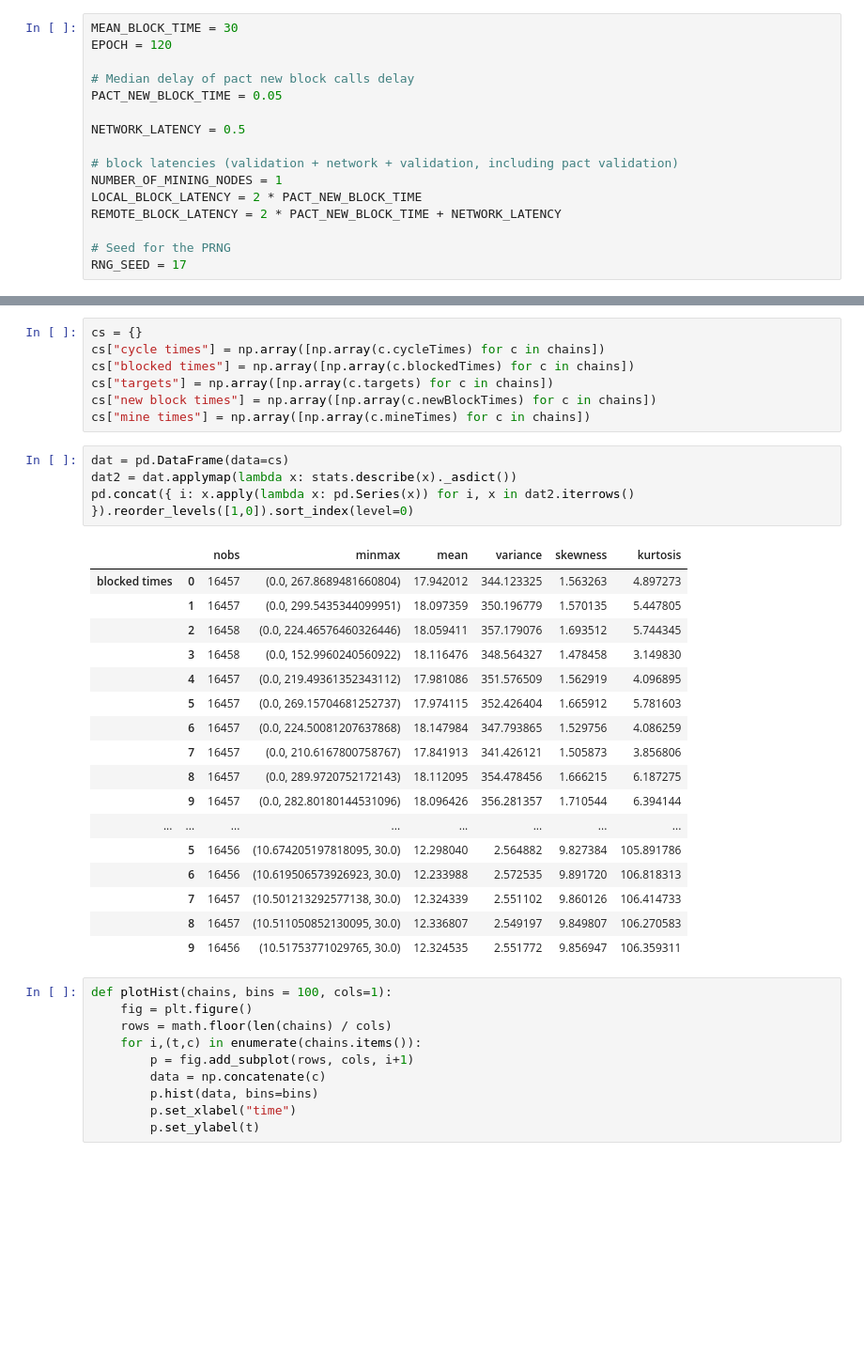
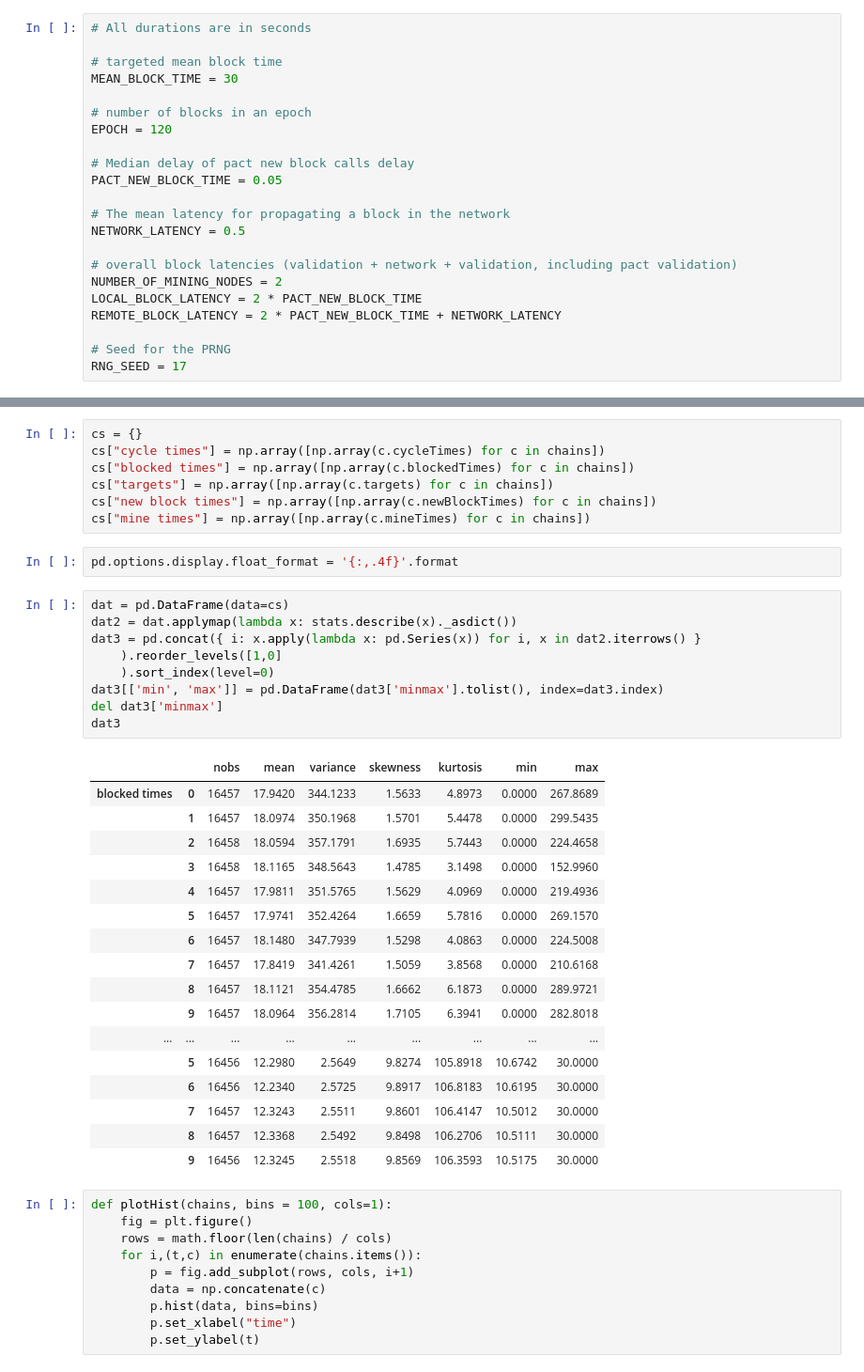
Before and after one commit to larskuhtz/ChainwebSimulations, a Jupyter notebook: DifficultyAdjustment.ipynb, the cells around one changed output, grey strips where cells are left out. Shown at 94% size. Saved outputs shown, nothing was run; the diff lists cells and outputs as text; blank space fills up the shorter version.

```diff
--- a/DifficultyAdjustment.ipynb
+++ b/DifficultyAdjustment.ipynb
@@ -22,16 +22,22 @@ Using matplotlib backend: MacOSX
 # %% [markdown]
 # Configuration
 # %%
+# All durations are in seconds
+
+# targeted mean block time
 MEAN_BLOCK_TIME = 30
+
+# number of blocks in an epoch
 EPOCH = 120
 
 # Median delay of pact new block calls delay
 PACT_NEW_BLOCK_TIME = 0.05
 
+# The mean latency for propagating a block in the network
 NETWORK_LATENCY = 0.5
 
-# block latencies (validation + network + validation, including pact validation)
-NUMBER_OF_MINING_NODES = 1
+# overall block latencies (validation + network + validation, including pact validation)
+NUMBER_OF_MINING_NODES = 2
 LOCAL_BLOCK_LATENCY = 2 * PACT_NEW_BLOCK_TIME
 REMOTE_BLOCK_LATENCY = 2 * PACT_NEW_BLOCK_TIME + NETWORK_LATENCY
 
@@ -480,28 +486,35 @@ cs["blocked times"] = np.array([np.array(c.blockedTimes) for c in chains])
 cs["targets"] = np.array([np.array(c.targets) for c in chains])
 cs["new block times"] = np.array([np.array(c.newBlockTimes) for c in chains])
 cs["mine times"] = np.array([np.array(c.mineTimes) for c in chains])
+# %%
+pd.options.display.float_format = '{:,.4f}'.format
 # %%
 dat = pd.DataFrame(data=cs)
 dat2 = dat.applymap(lambda x: stats.describe(x)._asdict())
-pd.concat({ i: x.apply(lambda x: pd.Series(x)) for i, x in dat2.iterrows() }).reorder_levels([1,0]).sort_index(level=0)
+dat3 = pd.concat({ i: x.apply(lambda x: pd.Series(x)) for i, x in dat2.iterrows() }
+    ).reorder_levels([1,0]
+    ).sort_index(level=0)
+dat3[['min', 'max']] = pd.DataFrame(dat3['minmax'].tolist(), index=dat3.index)
+del dat3['minmax']
+dat3
 # %% [output]
-|  |  | nobs | minmax | mean | variance | skewness | kurtosis |
-| blocked times | 0 | 16457 | (0.0, 267.8689481660804) | 17.942012 | 344.123325 | 1.563263 | 4.897273 |
-|  | 1 | 16457 | (0.0, 299.5435344099951) | 18.097359 | 350.196779 | 1.570135 | 5.447805 |
-|  | 2 | 16458 | (0.0, 224.46576460326446) | 18.059411 | 357.179076 | 1.693512 | 5.744345 |
-|  | 3 | 16458 | (0.0, 152.9960240560922) | 18.116476 | 348.564327 | 1.478458 | 3.149830 |
-|  | 4 | 16457 | (0.0, 219.49361352343112) | 17.981086 | 351.576509 | 1.562919 | 4.096895 |
-|  | 5 | 16457 | (0.0, 269.15704681252737) | 17.974115 | 352.426404 | 1.665912 | 5.781603 |
-|  | 6 | 16457 | (0.0, 224.50081207637868) | 18.147984 | 347.793865 | 1.529756 | 4.086259 |
-|  | 7 | 16457 | (0.0, 210.6167800758767) | 17.841913 | 341.426121 | 1.505873 | 3.856806 |
-|  | 8 | 16457 | (0.0, 289.9720752172143) | 18.112095 | 354.478456 | 1.666215 | 6.187275 |
-|  | 9 | 16457 | (0.0, 282.80180144531096) | 18.096426 | 356.281357 | 1.710544 | 6.394144 |
-| ... | ... | ... | ... | ... | ... | ... | ... |
-|  | 5 | 16456 | (10.674205197818095, 30.0) | 12.298040 | 2.564882 | 9.827384 | 105.891786 |
-|  | 6 | 16456 | (10.619506573926923, 30.0) | 12.233988 | 2.572535 | 9.891720 | 106.818313 |
-|  | 7 | 16457 | (10.501213292577138, 30.0) | 12.324339 | 2.551102 | 9.860126 | 106.414733 |
-|  | 8 | 16457 | (10.511050852130095, 30.0) | 12.336807 | 2.549197 | 9.849807 | 106.270583 |
-|  | 9 | 16456 | (10.51753771029765, 30.0) | 12.324535 | 2.551772 | 9.856947 | 106.359311 |
+|  |  | nobs | mean | variance | skewness | kurtosis | min | max |
+| blocked times | 0 | 16457 | 17.9420 | 344.1233 | 1.5633 | 4.8973 | 0.0000 | 267.8689 |
+|  | 1 | 16457 | 18.0974 | 350.1968 | 1.5701 | 5.4478 | 0.0000 | 299.5435 |
+|  | 2 | 16458 | 18.0594 | 357.1791 | 1.6935 | 5.7443 | 0.0000 | 224.4658 |
+|  | 3 | 16458 | 18.1165 | 348.5643 | 1.4785 | 3.1498 | 0.0000 | 152.9960 |
+|  | 4 | 16457 | 17.9811 | 351.5765 | 1.5629 | 4.0969 | 0.0000 | 219.4936 |
+|  | 5 | 16457 | 17.9741 | 352.4264 | 1.6659 | 5.7816 | 0.0000 | 269.1570 |
+|  | 6 | 16457 | 18.1480 | 347.7939 | 1.5298 | 4.0863 | 0.0000 | 224.5008 |
+|  | 7 | 16457 | 17.8419 | 341.4261 | 1.5059 | 3.8568 | 0.0000 | 210.6168 |
+|  | 8 | 16457 | 18.1121 | 354.4785 | 1.6662 | 6.1873 | 0.0000 | 289.9721 |
+|  | 9 | 16457 | 18.0964 | 356.2814 | 1.7105 | 6.3941 | 0.0000 | 282.8018 |
+| ... | ... | ... | ... | ... | ... | ... | ... | ... |
+|  | 5 | 16456 | 12.2980 | 2.5649 | 9.8274 | 105.8918 | 10.6742 | 30.0000 |
+|  | 6 | 16456 | 12.2340 | 2.5725 | 9.8917 | 106.8183 | 10.6195 | 30.0000 |
+|  | 7 | 16457 | 12.3243 | 2.5511 | 9.8601 | 106.4147 | 10.5012 | 30.0000 |
+|  | 8 | 16457 | 12.3368 | 2.5492 | 9.8498 | 106.2706 | 10.5111 | 30.0000 |
+|  | 9 | 16456 | 12.3245 | 2.5518 | 9.8569 | 106.3593 | 10.5175 | 30.0000 |
 # %%
 def plotHist(chains, bins = 100, cols=1):
     fig = plt.figure()
```
